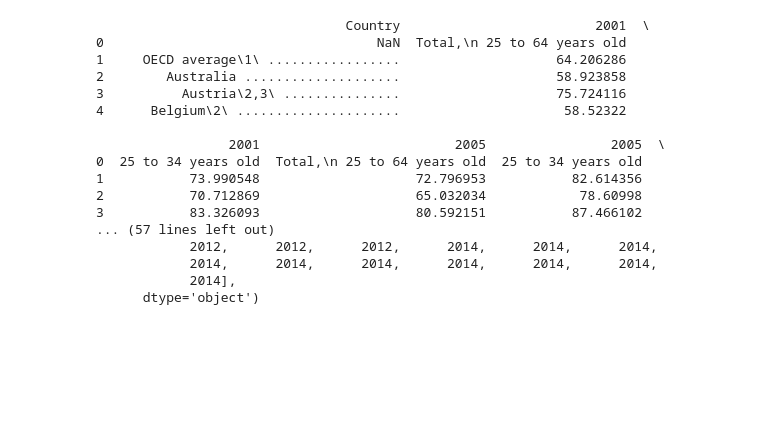
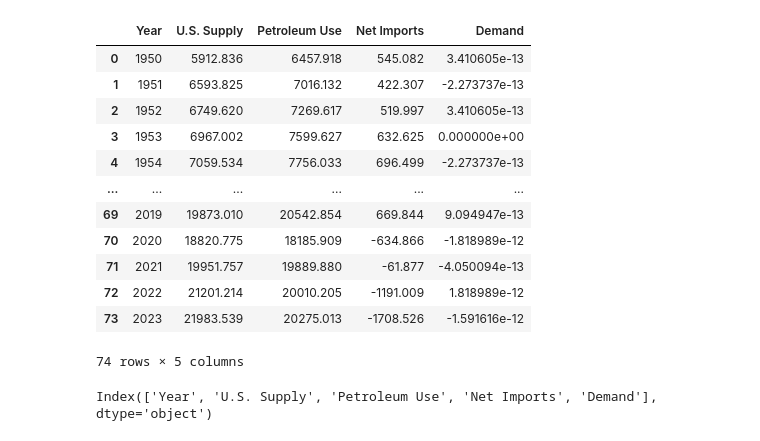
Before and after one commit to ethan-chang-nmc/masters.coursework, a Jupyter notebook: Mathematical_Statistics/Discussion_8/module8_discussion.ipynb, the cells around one changed output. Cells and saved outputs as stored; diff of their text form; code cells hidden in the pictures; blank space fills up the shorter version.

```diff
--- a/Mathematical_Statistics/Discussion_8/module8_discussion.ipynb
+++ b/Mathematical_Statistics/Discussion_8/module8_discussion.ipynb
@@ -1,37 +1,35 @@
 # %%
 # Ethan Chang, M.S Applied and Computational Mathematics @ JHU
 # echang54@jh.edu
 # 10/15/2025
 # Module 8 Discussion
 
-# Dataset used:
-# Question:
+# Dataset used: (1) Petroleum Use, Domestic Supply, and Net Imports, (2) Average Annual Retail Price of Gasoline
+# Questions/Goals: (1) Visualize the data, (2) See if Petroleum use is correlated with price
 import numpy as np
 import pandas as pd
 import matplotlib.pyplot as plt
 
-edu_data = pd.read_excel("tabn603.10.xls", skiprows=[0, 1, 4], header = 0)
-edu_data.columns = pd.Series(edu_data.columns).replace(to_replace=r"^Unnamed.*", value=pd.NA, regex=True).ffill()
+# Load Petroleum Use/Supply Data
+gas_data = pd.read_excel("use_supply.xlsx", skiprows=[0, 1, 77, 78])
+gas_data = gas_data.rename(columns={"Unnamed: 0": "Year"})
+gas_data["Demand"] = gas_data["Petroleum Use"] - gas_data["U.S. Supply"] - gas_data["Net Imports"]
 
-print(edu_data.head())
-print(edu_data.info())
-print(edu_data.columns)
+display(gas_data)
+print(gas_data.columns)
 # %% [output]
+|  | Year | U.S. Supply | Petroleum Use | Net Imports | Demand |
+| 0 | 1950 | 5912.836 | 6457.918 | 545.082 | 3.410605e-13 |
+| 1 | 1951 | 6593.825 | 7016.132 | 422.307 | -2.273737e-13 |
+| 2 | 1952 | 6749.620 | 7269.617 | 519.997 | 3.410605e-13 |
+| 3 | 1953 | 6967.002 | 7599.627 | 632.625 | 0.000000e+00 |
+| 4 | 1954 | 7059.534 | 7756.033 | 696.499 | -2.273737e-13 |
+| ... | ... | ... | ... | ... | ... |
+| 69 | 2019 | 19873.010 | 20542.854 | 669.844 | 9.094947e-13 |
+| 70 | 2020 | 18820.775 | 18185.909 | -634.866 | -1.818989e-12 |
+| 71 | 2021 | 19951.757 | 19889.880 | -61.877 | -4.050094e-13 |
+| 72 | 2022 | 21201.214 | 20010.205 | -1191.009 | 1.818989e-12 |
+| 73 | 2023 | 21983.539 | 20275.013 | -1708.526 | -1.591616e-12 |
-                                Country                         2001  \
-0                                   NaN  Total,\n 25 to 64 years old
-1     OECD average\1\ .................                    64.206286
-2        Australia ....................                    58.923858
-3          Austria\2,3\ ...............                    75.724116
-4      Belgium\2\ .....................                     58.52322
-
-                 2001                         2005                2005  \
-0  25 to 34 years old  Total,\n 25 to 64 years old  25 to 34 years old
-1           73.990548                    72.796953           82.614356
-2           70.712869                    65.032034            78.60998
-3           83.326093                    80.592151           87.466102
-... (57 lines left out)
-            2012,      2012,      2012,      2014,      2014,      2014,
-            2014,      2014,      2014,      2014,      2014,      2014,
-            2014],
-      dtype='object')
+74 rows × 5 columns
+Index(['Year', 'U.S. Supply', 'Petroleum Use', 'Net Imports', 'Demand'], dtype='object')
 # %%
```
Also changed, not shown: parts of 4 cells of this notebook.
